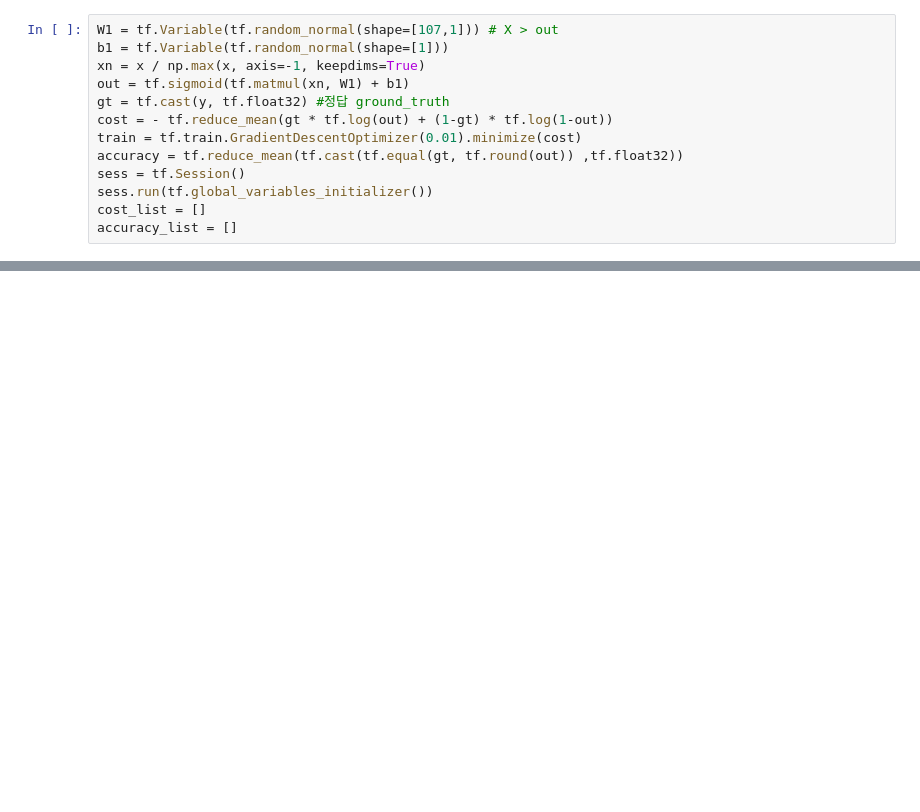
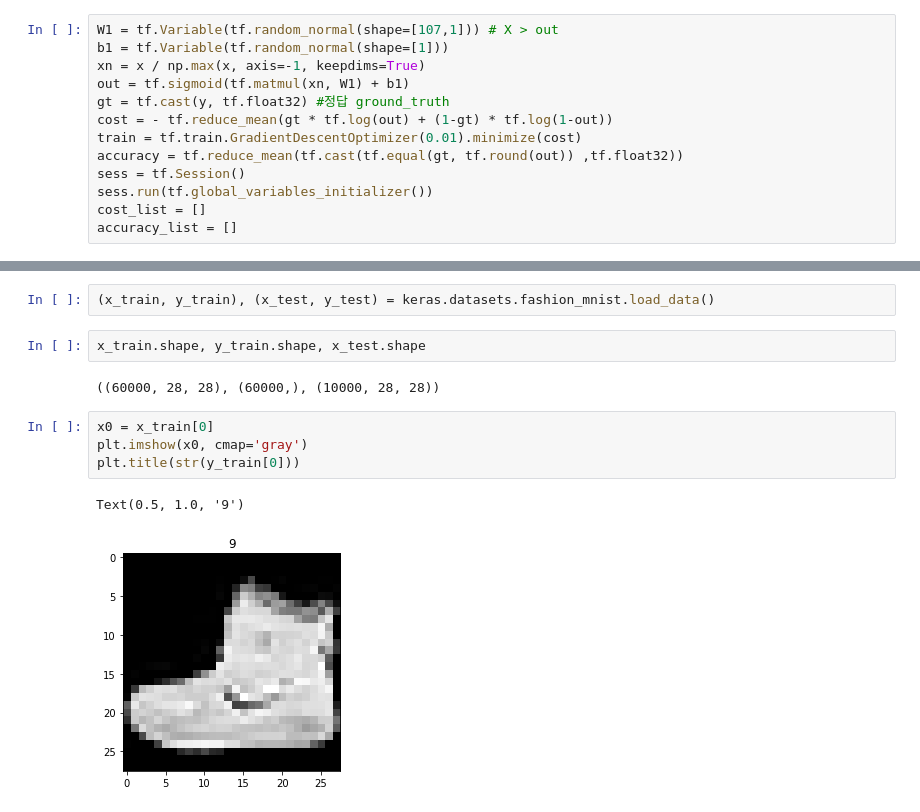
Before and after one commit to sogangori/NH_machine_learning, a Jupyter notebook: day7_play_ground.ipynb, the cells around one changed output, grey strips where cells are left out. Drawn from its saved outputs; the diff is of its cells as text; blank space fills up the shorter version.

```diff
--- a/day7_play_ground.ipynb
+++ b/day7_play_ground.ipynb
@@ -133,0 +187,13 @@ plt.legend()
+# %%
+(x_train, y_train), (x_test, y_test) = keras.datasets.fashion_mnist.load_data()
+# %%
+x_train.shape, y_train.shape, x_test.shape
+# %% [output]
+((60000, 28, 28), (60000,), (10000, 28, 28))
+# %%
+x0 = x_train[0]
+plt.imshow(x0, cmap='gray')
+plt.title(str(y_train[0]))
+# %% [output]
+Text(0.5, 1.0, '9')
+[figure, added]
```
Also changed, not shown: parts of 14 cells of this notebook.
